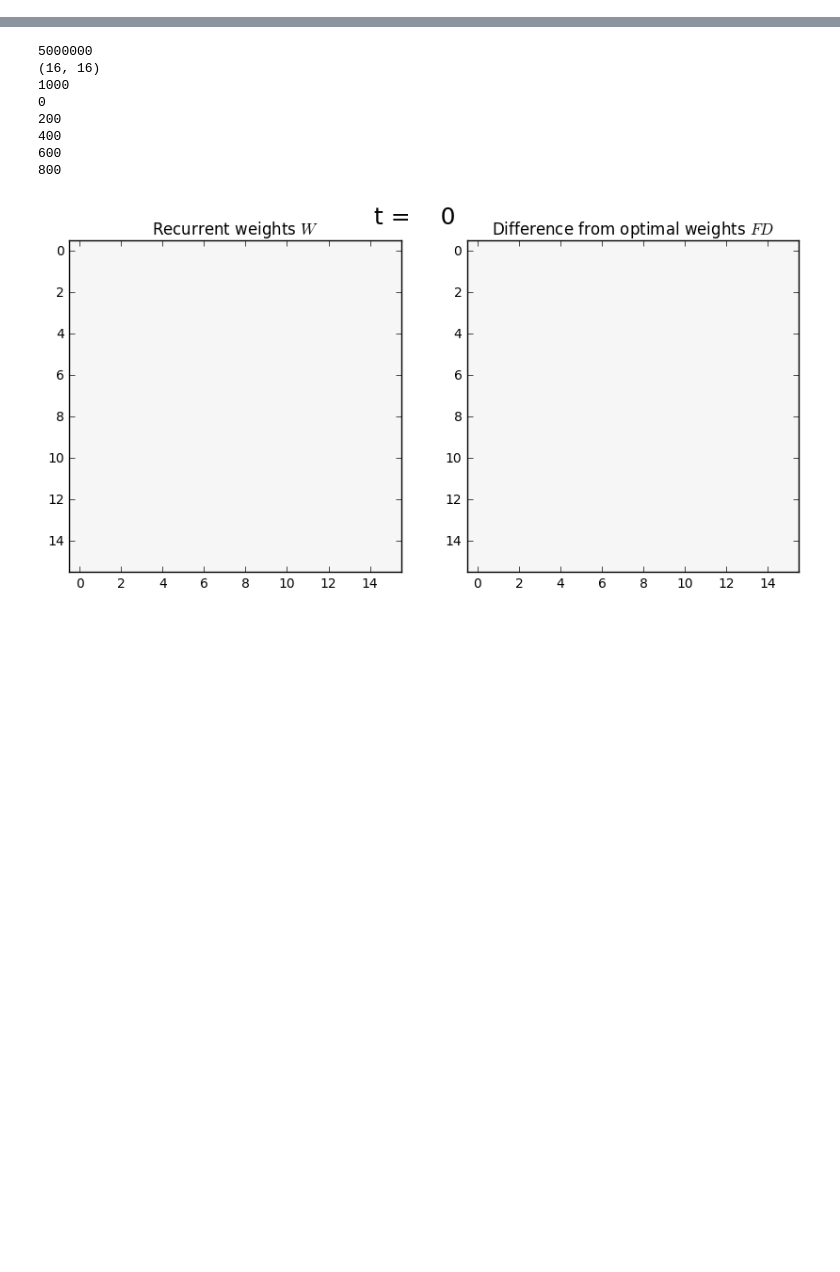
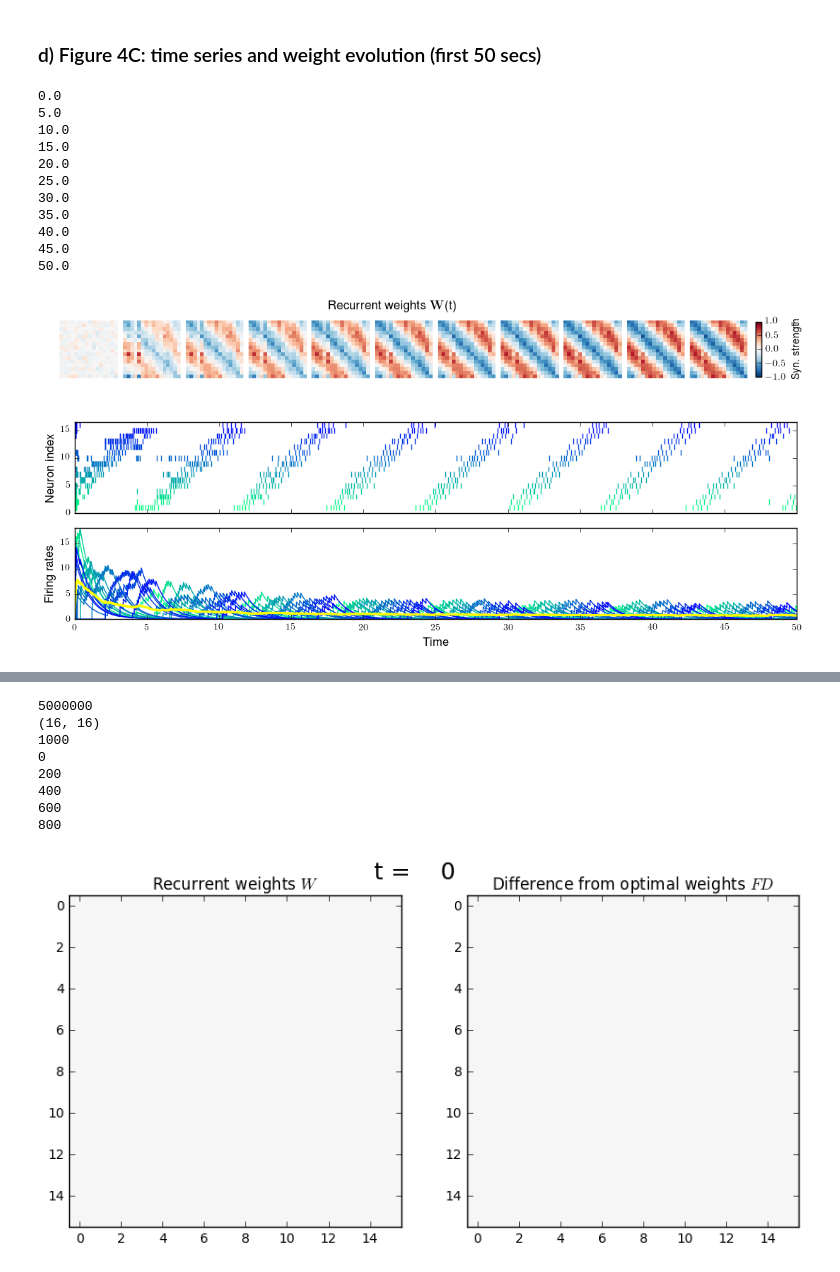
Before and after one commit to degoldschmidt/network-rotation, a Jupyter notebook: Learning2D.ipynb, the cells around one changed output, grey strips where cells are left out. Saved outputs shown, nothing was run; the diff lists cells and outputs as text; code cells hidden in the pictures; blank space fills up the shorter version.

```diff
--- a/Learning2D.ipynb
+++ b/Learning2D.ipynb
@@ -273,17 +304,25 @@ def run(N, time, signal=0.0):
 # %%
 ### simulation parameter
 N    = 16                  # number of neurons
-T    = 100.                # total duration
+T    = 200.                # total duration
 dt   = 0.001               # integration time step
 time = np.arange(0, T, dt) # time array
+np.random.seed(seed=42)    # comment if you want to get different random spiking
+_LEARNREC = True           # use learning for recurrent weights
+_LEARNFF  = False          # use learning for feed-forward weights
+_COST     = True           # use quadratic cost term
+_OPTI_REC = False          # use optimal weights for recurrent conn. (W = FD)
+_OPTI_DEC = False          # use optimal weights for recurrent conn. (D = F.T)
+_mu  = 0.01                # 0.01 works
+_beta = 2.0 #0.818181
 
 ### generate input signal
 ampl = 5.
-#circ = get_oscillat_input(time, ampl, 1., 0.)                               # Circle
-circ = get_oscillat_input(time, ampl, np.array([1.,2.]), 0.)                 # Narrow eight
+circ = get_oscillat_input(time, ampl, 1., 0.)                               # Circle
+#circ = get_oscillat_input(time, ampl, np.array([1.,2.]), 0.)                 # Narrow eight
 #circ = get_oscillat_input(time, np.array([ampl,0.5*ampl]), np.array([1.,2.]), 0.) # Wide eight
 #circ = get_oscillat_input(time, np.array([0.,5.]), np.array([1.,2.]), 0.)  # Line
 
 ### run simulation
-spikes, volt, readout, rates, ffW, ffWo, recW, Wo, dW, allW, decW = run(N, time, circ)
+o, V, y, r, F, Fo, W, Wo, dW, allW, D = run(N, time, circ)
 # %% [output]
@@ -540,0 +664,33 @@ Mean scaling: 1.0
+# %% [markdown]
+### d) Figure 4C: time series and weight evolution (first 50 secs)
+# %%
+nfs = 10
+f, ax = plot_weight_evo(Wo, allW, nfs, [0., 50.])
+#plt.tight_layout()
+f.savefig("./plots/Fig4rightup.svg", dpi=900)
+plt.show()
+f, ax = plot_time_series(time, o, r, [0, int(50./dt)], [11,3.5])
+ax[0].set_xlim([0.,50])
+ax[0].set_yticks(np.arange(0,16,5))
+ax[1].set_yticks(np.arange(0,25,5))
+ax[0].set_xticks(np.linspace(0,50,num=nfs+1))
+ax[1].set_xticks(np.linspace(0,50,num=nfs+1))
+ax[1].set_ylim([0.,18])
+ax[1].set_xlim([0.,50])
+plt.tight_layout()
+f.savefig("./plots/Fig4rightcenterup.svg", dpi=900)
+plt.show()
+# %% [output]
+0.0
+5.0
+10.0
+15.0
+20.0
+25.0
+30.0
+35.0
+40.0
+45.0
+50.0
+[figure, added]
+[figure, added]
```
Also changed, not shown: parts of 38 cells of this notebook, 3 other files.
